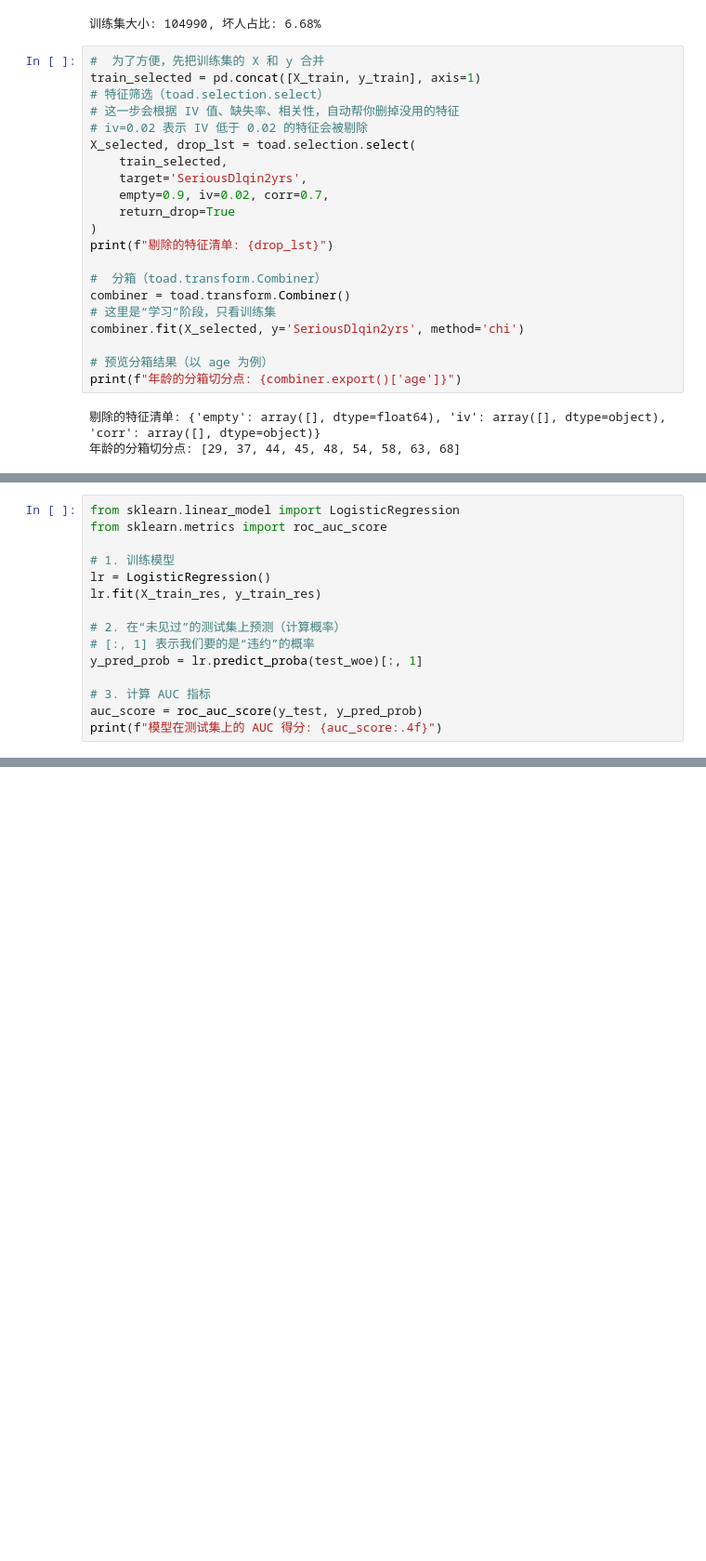
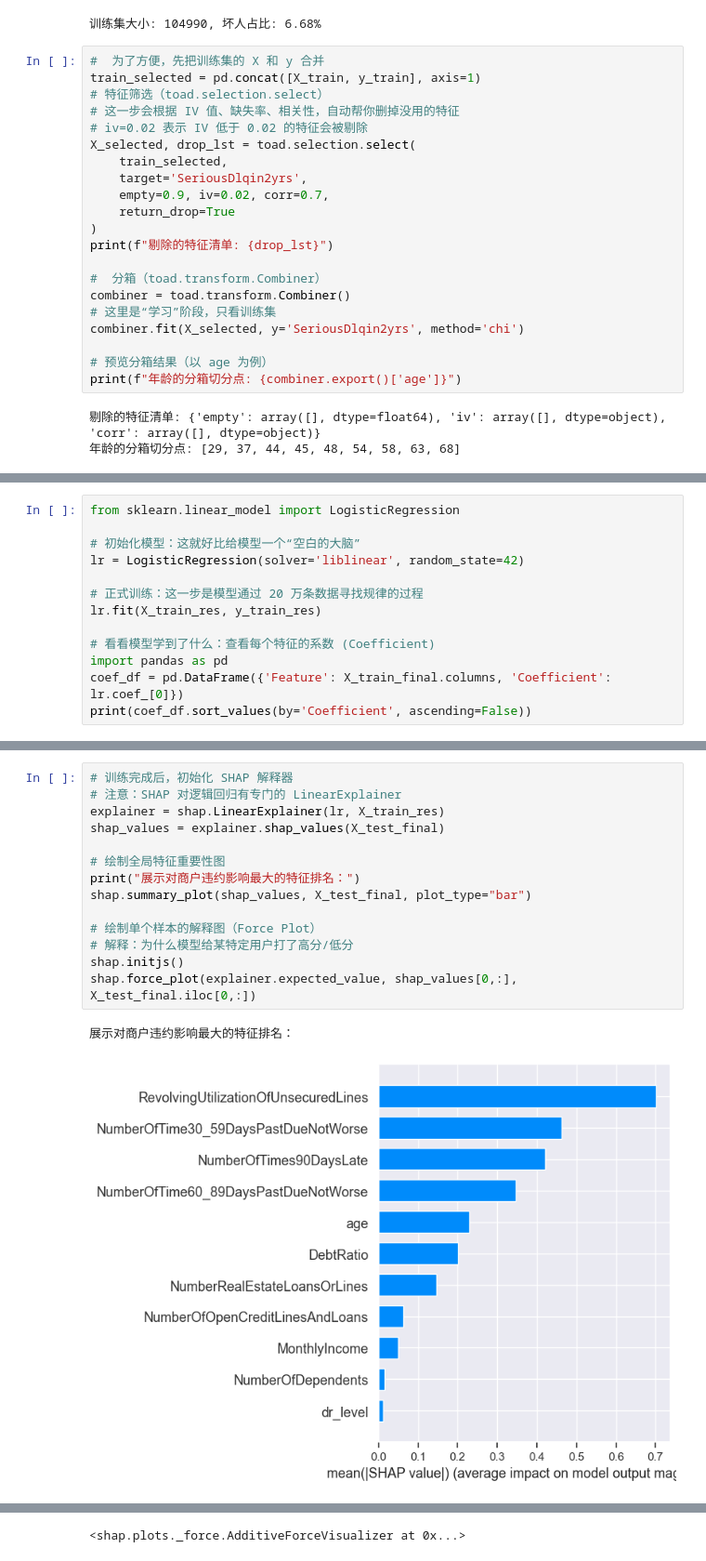
Before and after one commit to gxhui3796/credit_risk_prediction, a Jupyter notebook: 04_notebooks/risk_analysis.ipynb, the cells around one changed output, grey strips where cells are left out. Shown at 93% size. Saved outputs shown, nothing was run; the diff lists cells and outputs as text; blank space fills up the shorter version.

Commit message:
feat:create  and select predictive features

```diff
--- a/04_notebooks/risk_analysis.ipynb
+++ b/04_notebooks/risk_analysis.ipynb
@@ -93,17 +95,15 @@ print(f"平衡后坏人比例: {y_train_res.mean():.2%}")
 平衡后坏人比例: 50.00%
 # %%
 from sklearn.linear_model import LogisticRegression
-from sklearn.metrics import roc_auc_score
 
-# 1. 训练模型
-lr = LogisticRegression()
+# 初始化模型：这就好比给模型一个“空白的大脑”
+lr = LogisticRegression(solver='liblinear', random_state=42)
+
+# 正式训练：这一步是模型通过 20 万条数据寻找规律的过程
 lr.fit(X_train_res, y_train_res)
 
-# 2. 在“未见过”的测试集上预测（计算概率）
-# [:, 1] 表示我们要的是“违约”的概率
-y_pred_prob = lr.predict_proba(test_woe)[:, 1]
-
-# 3. 计算 AUC 指标
-auc_score = roc_auc_score(y_test, y_pred_prob)
-print(f"模型在测试集上的 AUC 得分: {auc_score:.4f}")
+# 看看模型学到了什么：查看每个特征的系数 (Coefficient)
+import pandas as pd
+coef_df = pd.DataFrame({'Feature': X_train_final.columns, 'Coefficient': lr.coef_[0]})
+print(coef_df.sort_values(by='Coefficient', ascending=False))
 # %% [output]
@@ -110,0 +164,17 @@ print(f"模型在测试集上的 AUC 得分: {auc_score:.4f}")
+# %%
+# 训练完成后，初始化 SHAP 解释器
+# 注意：SHAP 对逻辑回归有专门的 LinearExplainer
+explainer = shap.LinearExplainer(lr, X_train_res)
+shap_values = explainer.shap_values(X_test_final)
+
+# 绘制全局特征重要性图
+print("展示对商户违约影响最大的特征排名：")
+shap.summary_plot(shap_values, X_test_final, plot_type="bar")
+
+# 绘制单个样本的解释图（Force Plot）
+# 解释：为什么模型给某特定用户打了高分/低分
+shap.initjs()
+shap.force_plot(explainer.expected_value, shap_values[0,:], X_test_final.iloc[0,:])
+# %% [output]
+展示对商户违约影响最大的特征排名：
+[figure, added]
@@ -110,0 +182 @@ print(f"模型在测试集上的 AUC 得分: {auc_score:.4f}")
+<shap.plots._force.AdditiveForceVisualizer at 0x...>
```
Also changed, not shown: parts of 6 cells of this notebook.
